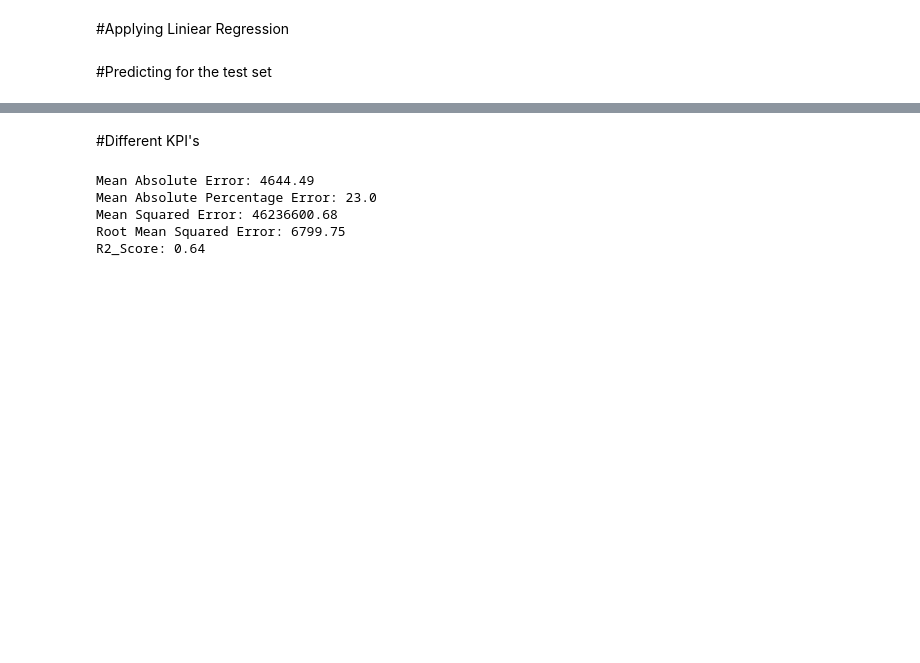
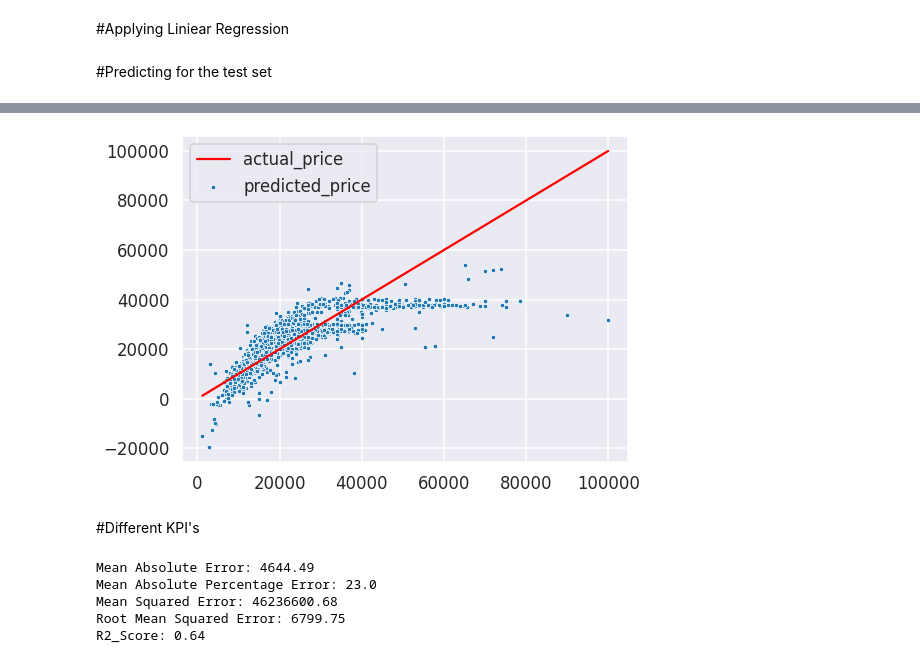
Before and after one commit to polock11/bmw_used_cars_analysis, a Jupyter notebook: bmw_used_car_prediction.ipynb, the cells around one changed output, grey strips where cells are left out. Cells and saved outputs as stored; diff of their text form; code cells hidden in the pictures; blank space fills up the shorter version.

```diff
--- a/bmw_used_car_prediction.ipynb
+++ b/bmw_used_car_prediction.ipynb
@@ -129,3 +131,17 @@ temp_df.head(10)
+# %%
+plt.figure(figsize = (8,6))
+sns.set_style('darkgrid')
+sns.set_context('talk')
+
+sns.lineplot(x = 'actual_price', y = 'actual_price', data = temp_df, color = 'red', label = 'actual_price')
+sns.scatterplot(x = 'actual_price', y = 'predicted_price', data = temp_df, marker = '.',label = 'predicted_price')
+plt.legend()
+plt.xlabel('')
+plt.ylabel('')
+
+plt.show()
+# %% [output]
+[figure, added]
 # %% [markdown]
 #Different KPI's
 # %%
```
Also changed, not shown: parts of 3 cells of this notebook.
